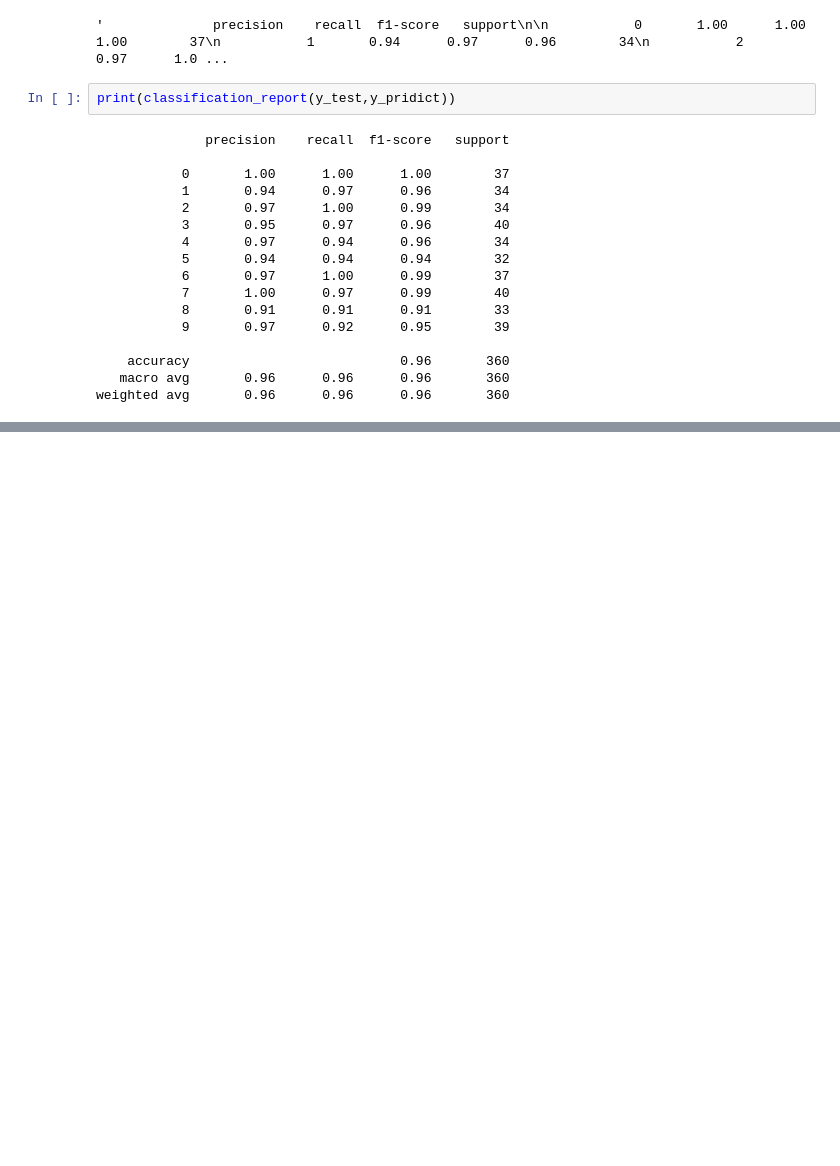
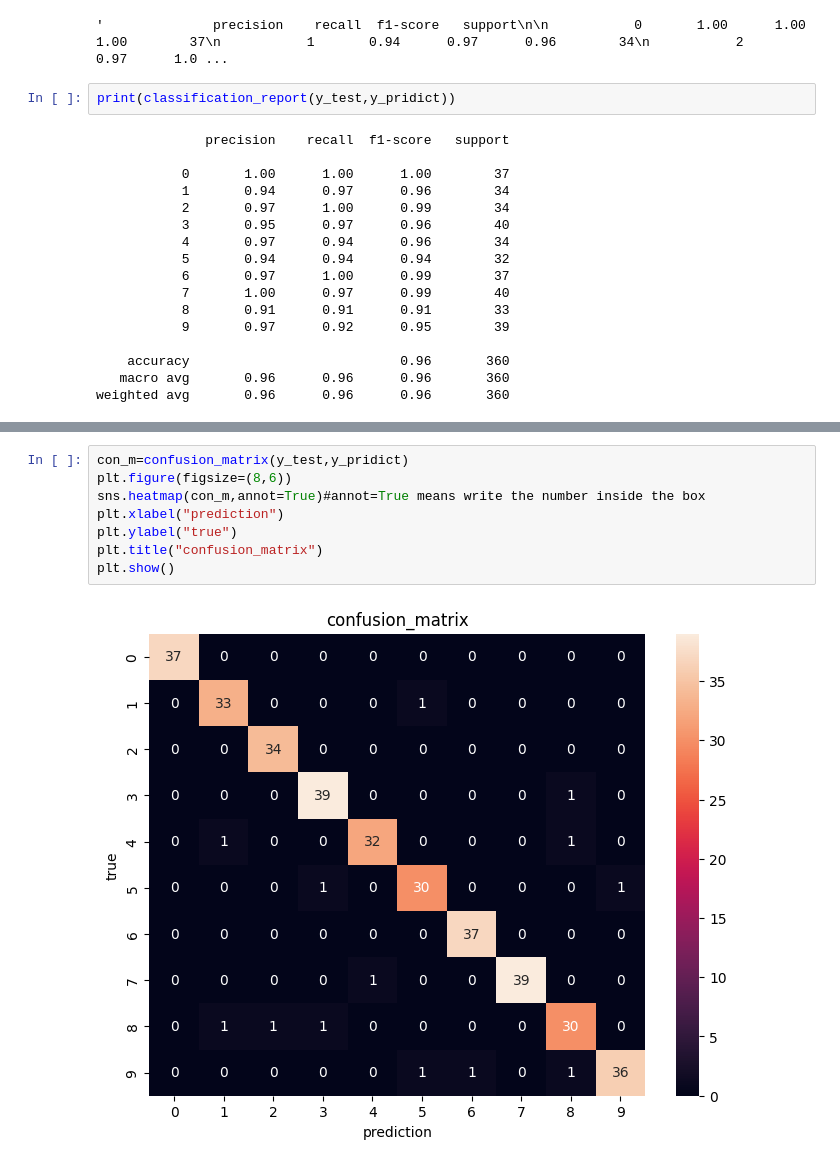
Before and after one commit to Ashumehta1/knn_practices, a Jupyter notebook: knn_digits.ipynb, the cells around one changed output, grey strips where cells are left out. Drawn from its saved outputs; the diff is of its cells as text; blank space fills up the shorter version.

```diff
--- a/knn_digits.ipynb
+++ b/knn_digits.ipynb
@@ -126,0 +155,10 @@ weighted avg       0.96      0.96      0.96       360
+# %%
+con_m=confusion_matrix(y_test,y_pridict)
+plt.figure(figsize=(8,6))
+sns.heatmap(con_m,annot=True)#annot=True means write the number inside the box
+plt.xlabel("prediction")
+plt.ylabel("true")
+plt.title("confusion_matrix")
+plt.show()
+# %% [output]
+[figure, added]
```
Also changed, not shown: parts of 3 cells of this notebook.
